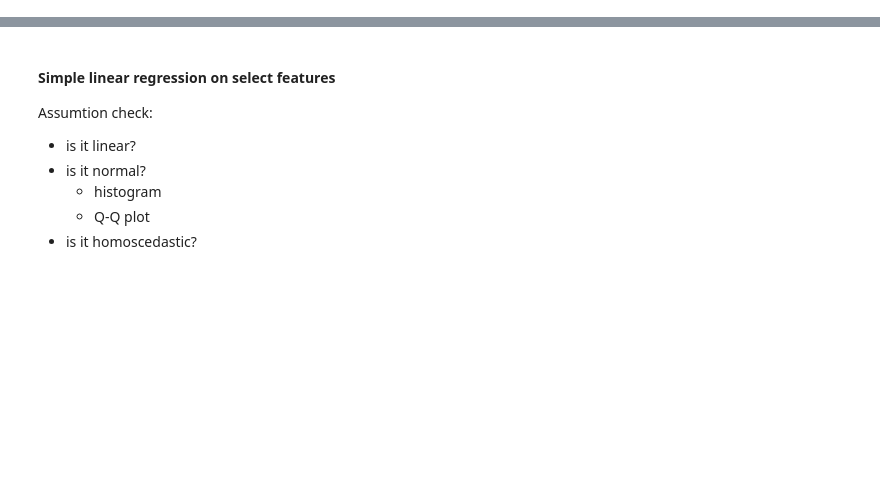
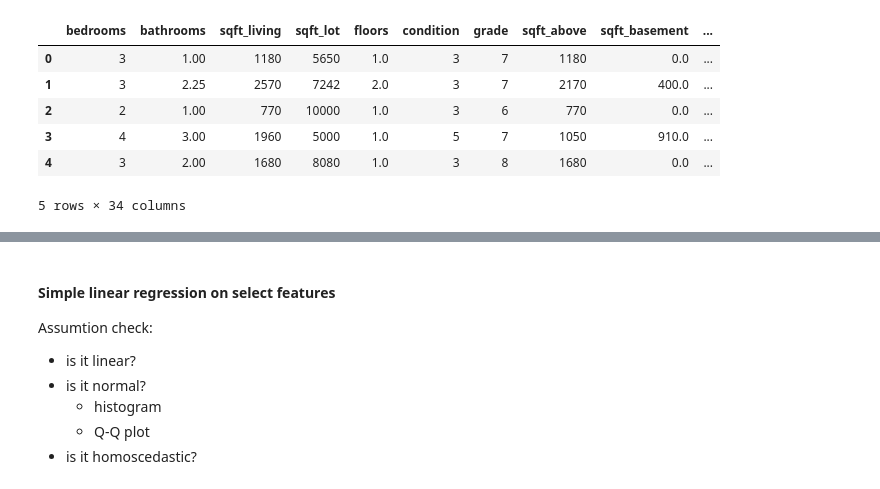
Before and after one commit to Zeth-Abney/Flatiron-school, a Jupyter notebook: phase-2/PROJECT/EDA-two.ipynb, the cells around one changed output, grey strips where cells are left out. Cells and saved outputs as stored; diff of their text form; code cells hidden in the pictures; blank space fills up the shorter version.

```diff
--- a/phase-2/PROJECT/EDA-two.ipynb
+++ b/phase-2/PROJECT/EDA-two.ipynb
@@ -26,0 +123,22 @@ plt.show()
+# %%
+# one hot encode categorical variables into their own dataframes
+
+floor_cats = X.floors.astype('category')
+floor_dummies = pd.get_dummies(floor_cats,prefix='floor',drop_first=True)
+
+cond_cats = X.floors.astype('category')
+cond_dummies = pd.get_dummies(cond_cats,prefix='cond',drop_first=True)
+
+grade_cats = X.floors.astype('category')
+grade_dummies = pd.get_dummies(grade_cats,prefix='grade',drop_first=True)
+# %%
+model_data = pd.concat([X,floor_dummies,cond_dummies,grade_dummies],axis=1)
+model_data.head()
+# %% [output]
+|  | bedrooms | bathrooms | sqft_living | sqft_lot | floors | condition | grade | sqft_above | sqft_basement | ... |
+| 0 | 3 | 1.00 | 1180 | 5650 | 1.0 | 3 | 7 | 1180 | 0.0 | ... |
+| 1 | 3 | 2.25 | 2570 | 7242 | 2.0 | 3 | 7 | 2170 | 400.0 | ... |
+| 2 | 2 | 1.00 | 770 | 10000 | 1.0 | 3 | 6 | 770 | 0.0 | ... |
+| 3 | 4 | 3.00 | 1960 | 5000 | 1.0 | 5 | 7 | 1050 | 910.0 | ... |
+| 4 | 3 | 2.00 | 1680 | 8080 | 1.0 | 3 | 8 | 1680 | 0.0 | ... |
+5 rows × 34 columns
```
Also changed, not shown: parts of 27 cells of this notebook, 3 other files.
